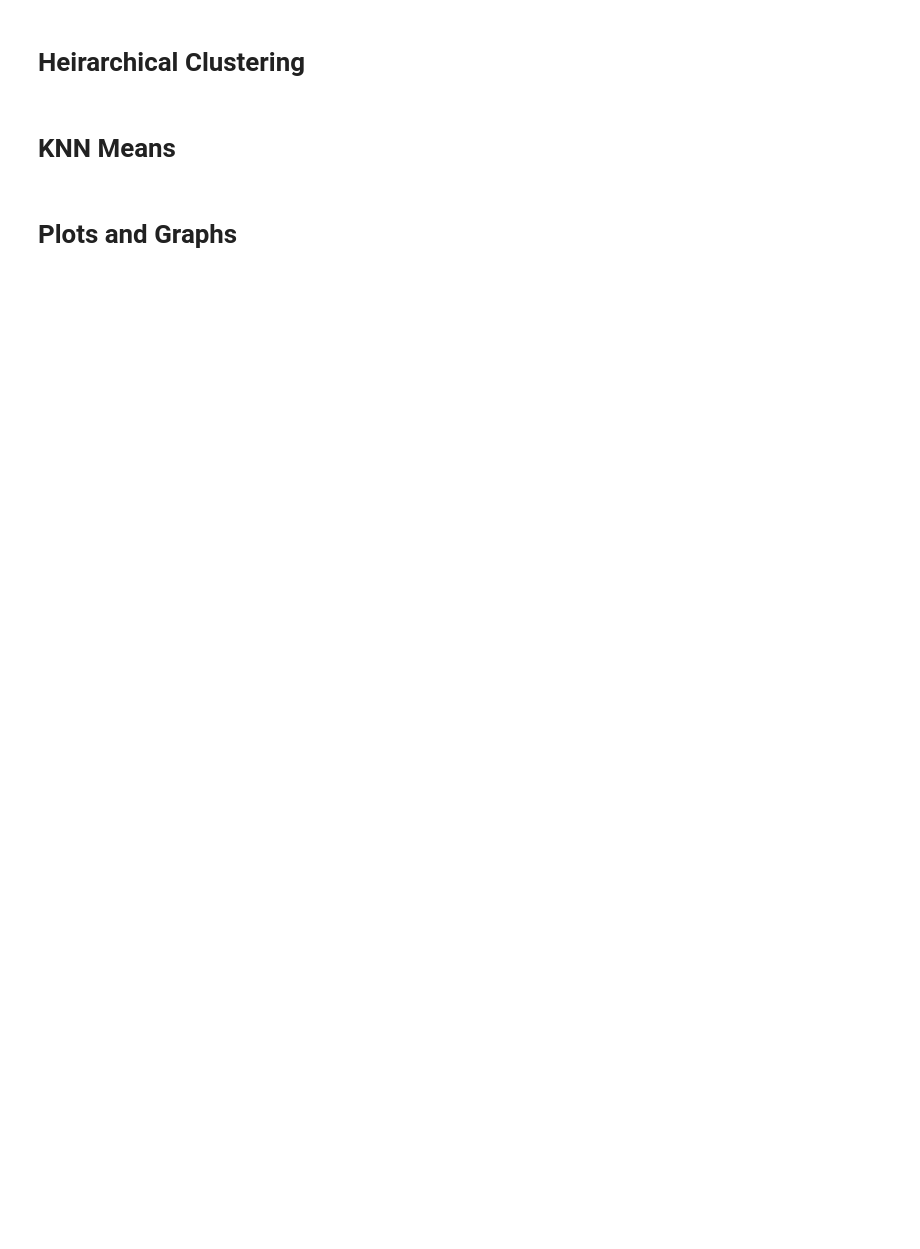
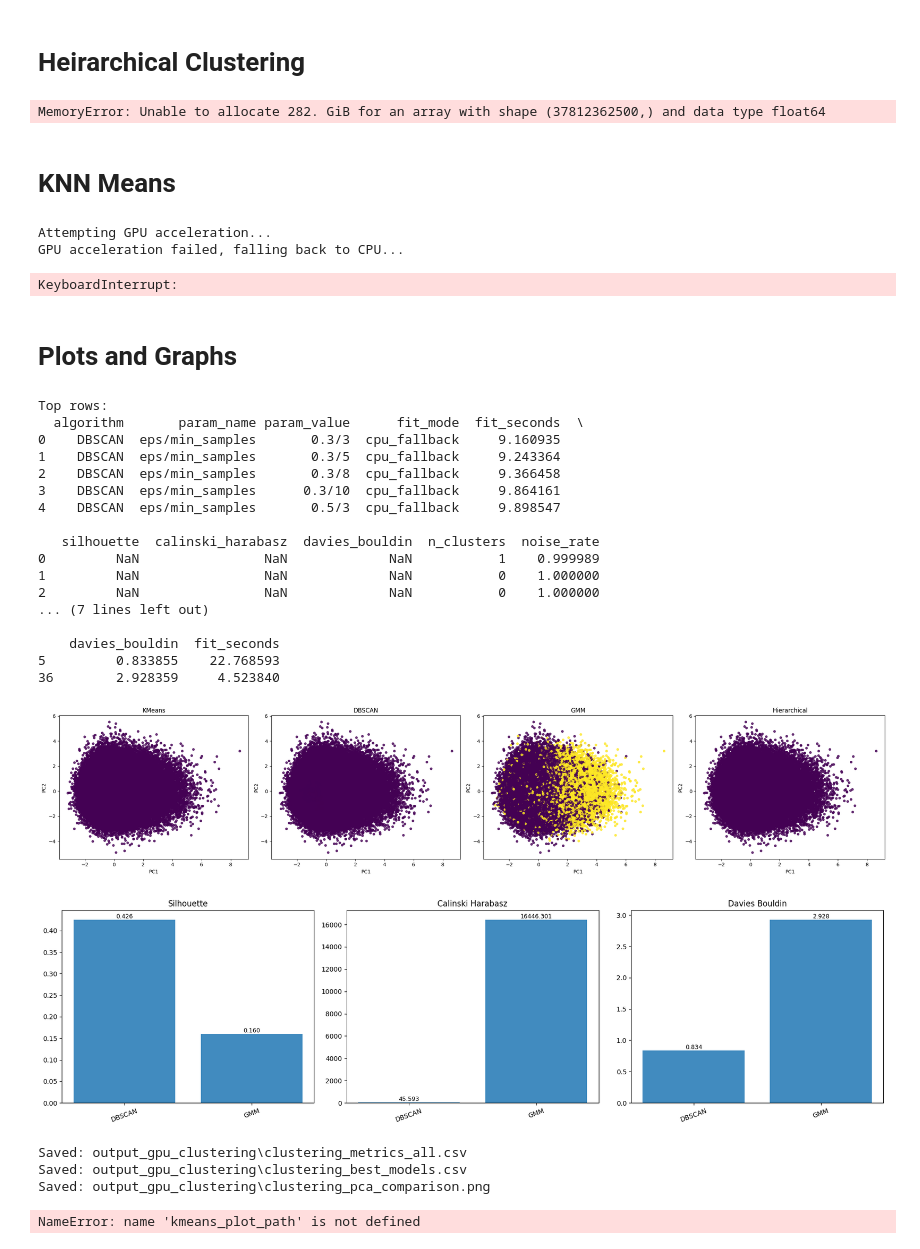
Before and after one commit to EdgyPage/Inventory_Defect_Classifier, a Jupyter notebook: Classifiers/clustering_gpu.ipynb, the cells around one changed output. Saved outputs shown, nothing was run; the diff lists cells and outputs as text; code cells hidden in the pictures; blank space fills up the shorter version.

```diff
--- a/Classifiers/clustering_gpu.ipynb
+++ b/Classifiers/clustering_gpu.ipynb
@@ -206,18 +232,18 @@ for k in range(2, 11):
     start = time.time()
     try:
         if HAS_CONFIG_CONTEXT:
-            with config_context(target_offload="gpu:0"):
-                labels = model.fit_predict(X_scaled)
+            with config_context(target_offload="gpu:1"):
+                labels = model.fit_predict(X_cpu)
             mode = "gpu_attempted"
         else:
-            labels = model.fit_predict(X_scaled)
+            labels = model.fit_predict(X_cpu)
             mode = "cpu_only"
     except Exception:
-        labels = model.fit_predict(X_scaled)
+        labels = model.fit_predict(X_cpu)
         mode = "cpu_fallback"
 
     elapsed = time.time() - start
-    scores = score_clustering(X_scaled, labels)
+    scores = score_clustering(X_cpu, labels)
 
     row = {
         "algorithm": "GMM",
@@ -251,12 +287,12 @@ best_hier_score = -np.inf
 for k in range(2, 11):
     for linkage in ["ward", "complete", "average"]:
         model = AgglomerativeClustering(n_clusters=k, linkage=linkage)
-
+        #unable to run because of memory constraints
         start = time.time()
-        labels = model.fit_predict(X_scaled)
+        labels = model.fit_predict(X_cpu)
         elapsed = time.time() - start
 
-        scores = score_clustering(X_scaled, labels)
+        scores = score_clustering(X_cpu, labels)
 
         row = {
             "algorithm": "Hierarchical",
@@ -276,6 +312,8 @@ for k in range(2, 11):
         if not np.isnan(scores["silhouette"]) and scores["silhouette"] > best_hier_score:
             best_hier_score = scores["silhouette"]
             best_hier = (k, linkage, labels, scores)
+# %% [output]
+MemoryError: Unable to allocate 282. GiB for an array with shape (37812362500,) and data type float64
 # %% [markdown]
 # KNN Means
 # %%
@@ -288,8 +326,8 @@ best_kmeans_score = -np.inf
 
 for k in range(2, 11):
     model = KMeans(n_clusters=k, random_state=42, n_init=10)
-    labels, elapsed, mode = fit_predict_with_optional_gpu(model, X_scaled)
-    scores = score_clustering(X_scaled, labels)
+    labels, elapsed, mode = fit_predict_with_optional_gpu(model, X_cpu)
+    scores = score_clustering(X_cpu, labels)
 
     row = {
         "algorithm": "KMeans",
@@ -309,6 +347,10 @@ for k in range(2, 11):
     if not np.isnan(scores["silhouette"]) and scores["silhouette"] > best_kmeans_score:
         best_kmeans_score = scores["silhouette"]
         best_kmeans = (k, labels, scores)
+# %% [output]
+Attempting GPU acceleration...
+GPU acceleration failed, falling back to CPU...
+KeyboardInterrupt:
 # %% [markdown]
 # Plots and Graphs
 # %%
@@ -359,10 +401,10 @@ print(best_df[[
 fig, axes = plt.subplots(1, 4, figsize=(24, 5))
 
 plot_labels = {
-    "KMeans": best_kmeans[1] if best_kmeans else np.zeros(len(X_scaled), dtype=int),
-    "DBSCAN": best_dbscan[2] if best_dbscan else np.full(len(X_scaled), -1),
-    "GMM": best_gmm[1] if best_gmm else np.zeros(len(X_scaled), dtype=int),
-    "Hierarchical": best_hier[2] if best_hier else np.zeros(len(X_scaled), dtype=int),
+    "KMeans": best_kmeans[1] if best_kmeans else np.zeros(len(X_cpu), dtype=int),
+    "DBSCAN": best_dbscan[2] if best_dbscan else np.full(len(X_cpu), -1),
+    "GMM": best_gmm[1] if best_gmm else np.zeros(len(X_cpu), dtype=int),
+    "Hierarchical": best_hier[2] if best_hier else np.zeros(len(X_cpu), dtype=int),
 }
 
 for ax, (name, labels) in zip(axes, plot_labels.items()):
@@ -376,26 +418,7 @@ cluster_plot_path = os.path.join(out_dir, "clustering_pca_comparison.png")
 plt.savefig(cluster_plot_path, dpi=200, bbox_inches="tight")
 plt.show()
 
-# =========================
-# 12. KMeans silhouette curve
-# =========================
-kmeans_df = pd.DataFrame(kmeans_results)
 
-plt.figure(figsize=(8, 5))
-plt.plot(
-    kmeans_df["param_value"],
-    kmeans_df["silhouette"],
-    marker="o",
-    linewidth=2
-)
-plt.xlabel("Number of clusters")
-plt.ylabel("Silhouette Score")
-plt.title("KMeans silhouette by k")
-plt.grid(True, alpha=0.3)
-plt.tight_layout()
-kmeans_plot_path = os.path.join(out_dir, "kmeans_silhouette_curve.png")
-plt.savefig(kmeans_plot_path, dpi=200, bbox_inches="tight")
-plt.show()
 
 # =========================
 # 13. Best metrics comparison
@@ -404,30 +427,54 @@ fig, axes = plt.subplots(1, 3, figsize=(18, 5))
 
 for ax, metric in zip(
     axes,
     ["silhouette", "calinski_harabasz", "davies_bouldin"]
 ):
     bars = ax.bar(best_df["algorithm"], best_df[metric], alpha=0.85)
     ax.set_title(metric.replace("_", " ").title())
     ax.tick_params(axis="x", rotation=20)
 
     for bar, val in zip(bars, best_df[metric]):
         if pd.notna(val):
             ax.text(
                 bar.get_x() + bar.get_width() / 2,
                 bar.get_height(),
                 f"{val:.3f}",
                 ha="center",
                 va="bottom",
                 fontsize=9
             )
 
 plt.tight_layout()
 metrics_plot_path = os.path.join(out_dir, "clustering_best_metrics.png")
 plt.savefig(metrics_plot_path, dpi=200, bbox_inches="tight")
 plt.show()
 
 print(f"\nSaved: {metrics_csv}")
 print(f"Saved: {best_csv}")
 print(f"Saved: {cluster_plot_path}")
 print(f"Saved: {kmeans_plot_path}")
 print(f"Saved: {metrics_plot_path}")
+# %% [output]
+Top rows:
+  algorithm       param_name param_value      fit_mode  fit_seconds  \
+0    DBSCAN  eps/min_samples       0.3/3  cpu_fallback     9.160935
+1    DBSCAN  eps/min_samples       0.3/5  cpu_fallback     9.243364
+2    DBSCAN  eps/min_samples       0.3/8  cpu_fallback     9.366458
+3    DBSCAN  eps/min_samples      0.3/10  cpu_fallback     9.864161
+4    DBSCAN  eps/min_samples       0.5/3  cpu_fallback     9.898547
+
+   silhouette  calinski_harabasz  davies_bouldin  n_clusters  noise_rate
+0         NaN                NaN             NaN           1    0.999989
+1         NaN                NaN             NaN           0    1.000000
+2         NaN                NaN             NaN           0    1.000000
+... (7 lines left out)
+
+    davies_bouldin  fit_seconds
+5         0.833855    22.768593
+36        2.928359     4.523840
+[figure, added]
+[figure, added]
+Saved: output_gpu_clustering\clustering_metrics_all.csv
+Saved: output_gpu_clustering\clustering_best_models.csv
+Saved: output_gpu_clustering\clustering_pca_comparison.png
+NameError: name 'kmeans_plot_path' is not defined
```
Also changed, not shown: parts of 6 cells of this notebook, 5 other files.
